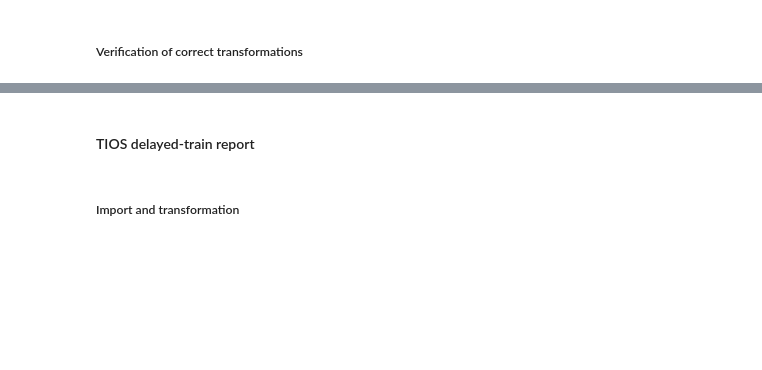
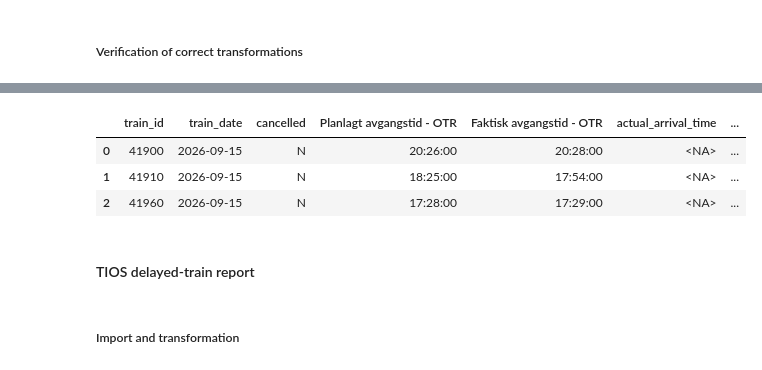
Before and after one commit to KriStrom/masteroppgave26SixSigmaDataanalyse, a Jupyter notebook: 01_measure_phase/01_01_data_quality_analysis.ipynb, the cells around one changed output, grey strips where cells are left out. Cells and saved outputs as stored; diff of their text form; code cells hidden in the pictures; blank space fills up the shorter version.

```diff
--- a/01_measure_phase/01_01_data_quality_analysis.ipynb
+++ b/01_measure_phase/01_01_data_quality_analysis.ipynb
@@ -2915,2 +3344,15 @@ The following table summarizes the measures to be implemented (or not) based on
+# %%
+# ---------------------------------------------------------------------
+# Rename columns to make them more informative for combination with the other datasets
+# ---------------------------------------------------------------------
+
+df_terminallogg_clean = df_terminallogg_clean.rename(
+    columns={
+        "Årsakskode - avgangsforsinkelse": "Årsakskode - terminal",
+        "Kommentar": "Kommentar - terminal",
+        "Planlagt avgang": "Planlagt avgangstid - terminal",
+        "Faktisk avgang": "Faktisk avgangstid - terminal"
+    }
+)
 # %% [markdown]
 ##### Verification of correct transformations
@@ -2921,2 +4026,16 @@ The following table summarizes the measures to be implemented (or not) based on
+# %%
+df_vy_clean = df_vy_timings_filtered.copy()
+# %%
+# ---------------------------------------------------------------------
+# Rename columns to make them more informative for combination with the other datasets
+# ---------------------------------------------------------------------
+
+df_vy_clean = df_vy_clean.rename(
+    columns={
+        "scheduled_departure_time": "Planlagt avgangstid - OTR",
+        "actual_departure_time": "Faktisk avgangstid - OTR",
+        "departure_delay": "Forsinkelse - OTR"
+    }
+)
 # %% [markdown]
 ##### Verification of correct transformations
@@ -2923,3 +4363,10 @@ The following table summarizes the measures to be implemented (or not) based on
+# %%
+df_vy_clean.head(3)
+# %% [output]
+|  | train_id | train_date | cancelled | Planlagt avgangstid - OTR | Faktisk avgangstid - OTR | actual_arrival_time | ... |
+| 0 | 41900 | 2026-09-15 | N | 20:26:00 | 20:28:00 | <NA> | ... |
+| 1 | 41910 | 2026-09-15 | N | 18:25:00 | 17:54:00 | <NA> | ... |
+| 2 | 41960 | 2026-09-15 | N | 17:28:00 | 17:29:00 | <NA> | ... |
 # %% [markdown]
 #### TIOS delayed-train report
 # %% [markdown]
```
Also changed, not shown: parts of 11 cells of this notebook.
